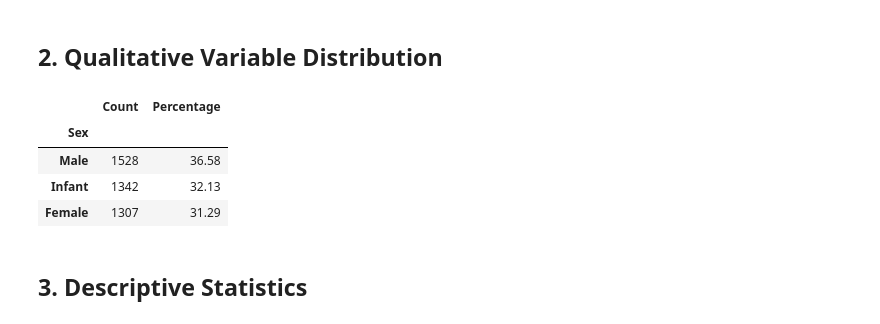
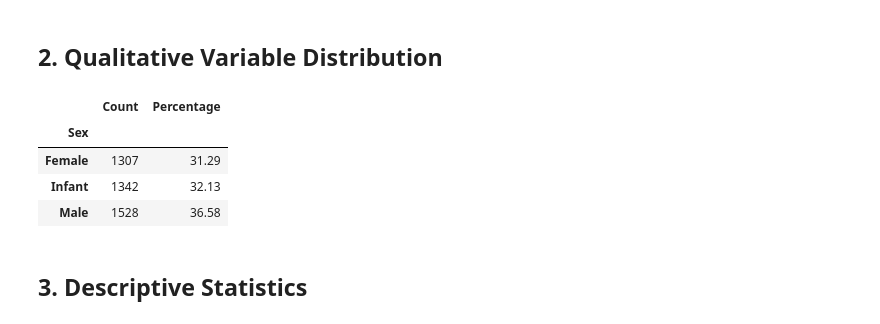
Before and after one commit to JakubRudy/programming-in-python, a Jupyter notebook: Assignment1/zadanie1.ipynb, the cells around one changed output. Saved outputs shown, nothing was run; the diff lists cells and outputs as text; code cells hidden in the pictures.

```diff
--- a/Assignment1/zadanie1.ipynb
+++ b/Assignment1/zadanie1.ipynb
@@ -39,19 +39,21 @@ df.sample(5)
 # %% [markdown]
 ## 2. Qualitative Variable Distribution
 # %%
+sex_dist = ["Male", "Infant", "Female"]
+
 grouped = df.groupby("Sex").size().reindex(sex_dist)
 
 dist_table = pd.DataFrame(
     {"Count": grouped, "Percentage": (grouped / len(df) * 100).round(2)}
 )
 
 dist_table
 # %% [output]
 |  | Count | Percentage |
 | Sex |  |  |
+| Female | 1307 | 31.29 |
+| Infant | 1342 | 32.13 |
 | Male | 1528 | 36.58 |
-| Infant | 1342 | 32.13 |
-| Female | 1307 | 31.29 |
 # %% [markdown]
 ## 3. Descriptive Statistics
 # %%
```
Also changed, not shown: parts of 1 cell of this notebook.
